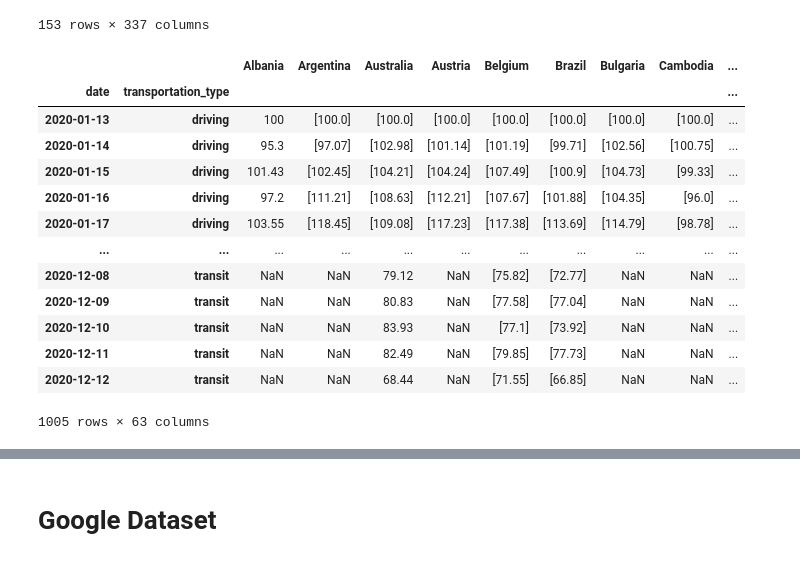
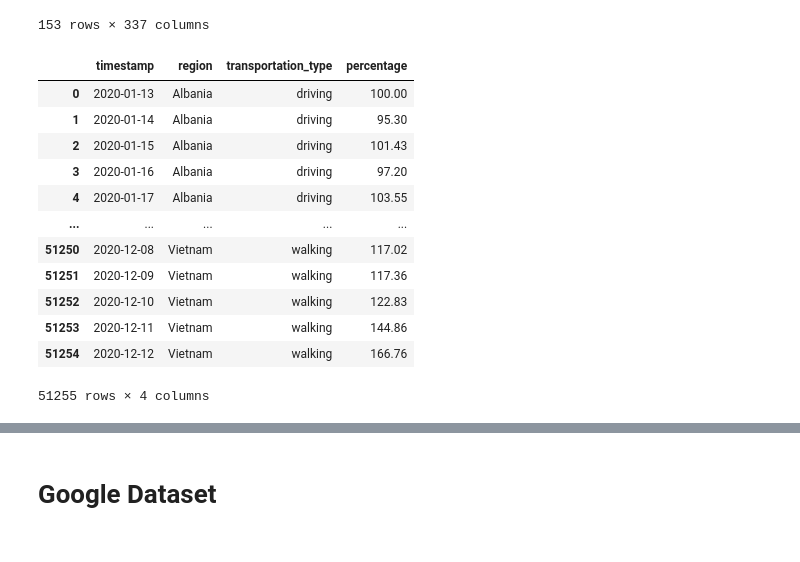
Before and after one commit to pwl482/home_squad, a Jupyter notebook: Data_Reshaping.ipynb, the cells around one changed output, grey strips where cells are left out. Saved outputs shown, nothing was run; the diff lists cells and outputs as text; code cells hidden in the pictures.

```diff
--- a/Data_Reshaping.ipynb
+++ b/Data_Reshaping.ipynb
@@ -6,7 +6,7 @@ import glob
 # %% [markdown]
 # Apple Dataset
 # %%
-df_apple = pd.read_csv("applemobilitytrends-2020-12-12.csv", header=0,  dtype={"alternative_name": str})
+df_apple = pd.read_csv(r"D:\GeospacialDBs_Data\applemobilitytrends-2020-12-12.csv", header=0,  dtype={"alternative_name": str})
 df_apple.head(5)
 # %% [output]
 |  | geo_type | region | transportation_type | alternative_name | sub-region | country | 2020-01-13 | 2020-01-14 | ... |
@@ -43,26 +43,25 @@ df_apple_countries
 | 152 | Vietnam | walking | 100.0 | 104.44 | 108.20 | 107.49 | 116.63 | 124.02 | ... |
 153 rows × 337 columns
 # %%
-my_index = pd.MultiIndex(levels=[[],[]], codes=[[],[]], names=[u'date', u'transportation_type'])
-df_apple_reshaped = pd.DataFrame(index=my_index, columns=df_apple_countries["region"].unique())
+#my_index = pd.MultiIndex(levels=[[],[],[]], codes=[[],[],[]], names=[u'date', u'country', u'transportation_type'])
+df_list = []
 for region in df_apple_countries["region"].unique():
     for transportation_type in df_apple_countries[df_apple_countries["region"] == region]["transportation_type"].unique():
         series_sub = df_apple_countries[(df_apple_countries["region"] == region) & (df_apple_countries["transportation_type"] == transportation_type)].iloc[:, 2:].transpose()
-        for timestamp, value in zip(series_sub.index, series_sub.values):
-            df_apple_reshaped.loc[(timestamp, transportation_type),(region)] = value
+        df_list += [{'timestamp': timestamp, 'region': region, 'transportation_type': transportation_type, "percentage": value[0]} for timestamp, value in zip(series_sub.index, series_sub.values)]
+df_apple_reshaped = pd.DataFrame(df_list)
 df_apple_reshaped
 # %% [output]
-|  |  | Albania | Argentina | Australia | Austria | Belgium | Brazil | Bulgaria | Cambodia | ... |
-| date | transportation_type |  |  |  |  |  |  |  |  | ... |
-| 2020-01-13 | driving | 100 | [100.0] | [100.0] | [100.0] | [100.0] | [100.0] | [100.0] | [100.0] | ... |
-| 2020-01-14 | driving | 95.3 | [97.07] | [102.98] | [101.14] | [101.19] | [99.71] | [102.56] | [100.75] | ... |
-| 2020-01-15 | driving | 101.43 | [102.45] | [104.21] | [104.24] | [107.49] | [100.9] | [104.73] | [99.33] | ... |
-| 2020-01-16 | driving | 97.2 | [111.21] | [108.63] | [112.21] | [107.67] | [101.88] | [104.35] | [96.0] | ... |
-| 2020-01-17 | driving | 103.55 | [118.45] | [109.08] | [117.23] | [117.38] | [113.69] | [114.79] | [98.78] | ... |
-| ... | ... | ... | ... | ... | ... | ... | ... | ... | ... | ... |
-| 2020-12-08 | transit | NaN | NaN | 79.12 | NaN | [75.82] | [72.77] | NaN | NaN | ... |
-| 2020-12-09 | transit | NaN | NaN | 80.83 | NaN | [77.58] | [77.04] | NaN | NaN | ... |
-| 2020-12-10 | transit | NaN | NaN | 83.93 | NaN | [77.1] | [73.92] | NaN | NaN | ... |
-| 2020-12-11 | transit | NaN | NaN | 82.49 | NaN | [79.85] | [77.73] | NaN | NaN | ... |
-| 2020-12-12 | transit | NaN | NaN | 68.44 | NaN | [71.55] | [66.85] | NaN | NaN | ... |
+|  | timestamp | region | transportation_type | percentage |
+| 0 | 2020-01-13 | Albania | driving | 100.00 |
+| 1 | 2020-01-14 | Albania | driving | 95.30 |
+| 2 | 2020-01-15 | Albania | driving | 101.43 |
+| 3 | 2020-01-16 | Albania | driving | 97.20 |
+| 4 | 2020-01-17 | Albania | driving | 103.55 |
+| ... | ... | ... | ... | ... |
+| 51250 | 2020-12-08 | Vietnam | walking | 117.02 |
+| 51251 | 2020-12-09 | Vietnam | walking | 117.36 |
+| 51252 | 2020-12-10 | Vietnam | walking | 122.83 |
+| 51253 | 2020-12-11 | Vietnam | walking | 144.86 |
+| 51254 | 2020-12-12 | Vietnam | walking | 166.76 |
-1005 rows × 63 columns
+51255 rows × 4 columns
```
Also changed, not shown: parts of 2 cells of this notebook, 1 other file.
